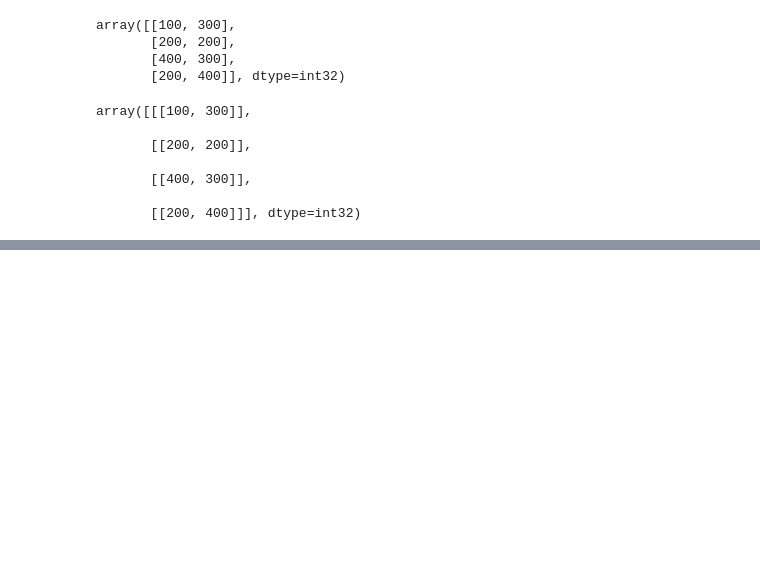
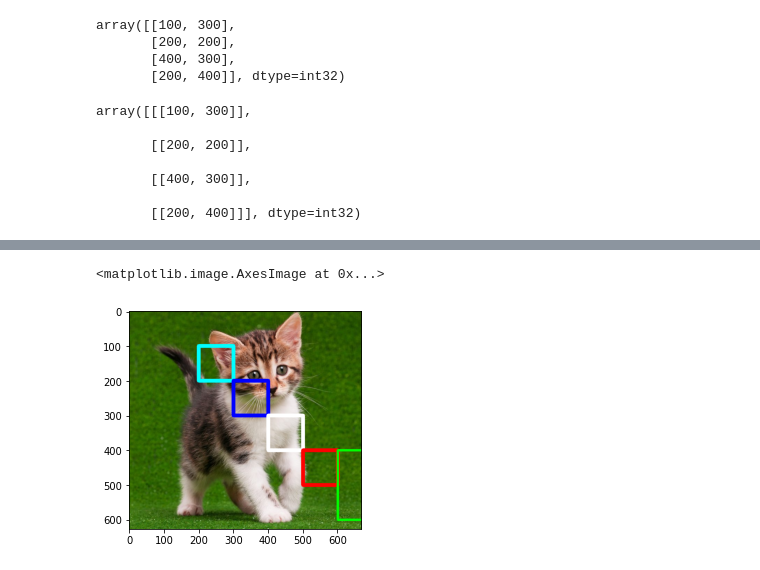
Before and after one commit to Hendridaffa/PCVK_Genap_21-22, a Jupyter notebook: week2.ipynb, the cells around one changed output, grey strips where cells are left out. Saved outputs shown, nothing was run; the diff lists cells and outputs as text; code cells hidden in the pictures; blank space fills up the shorter version.

```diff
--- a/week2.ipynb
+++ b/week2.ipynb
@@ -110,0 +135,11 @@ array([[[100, 300]],
+# %%
+img_ktk = cv.cvtColor(img,cv.COLOR_BGR2RGB)
+cv.rectangle(img_ktk, pt1=(300,100), pt2=(200,200), color=(0,255,255), thickness=10)
+cv.rectangle(img_ktk, pt1=(400,200), pt2=(300,300), color=(0,0,255),thickness=10)
+cv.rectangle(img_ktk, pt1=(500,300), pt2=(400,400), color=(255,255,255),thickness=10)
+cv.rectangle(img_ktk, pt1=(600,400), pt2=(500,500), color=(255,0,0),thickness=10)
+cv.rectangle(img_ktk, pt1=(700,400), pt2=(600,600), color=(0,255,0),thickness=5)
+plt.imshow(img_ktk)
+# %% [output]
+<matplotlib.image.AxesImage at 0x...>
+[figure, added]
```
Also changed, not shown: parts of 7 cells of this notebook.
